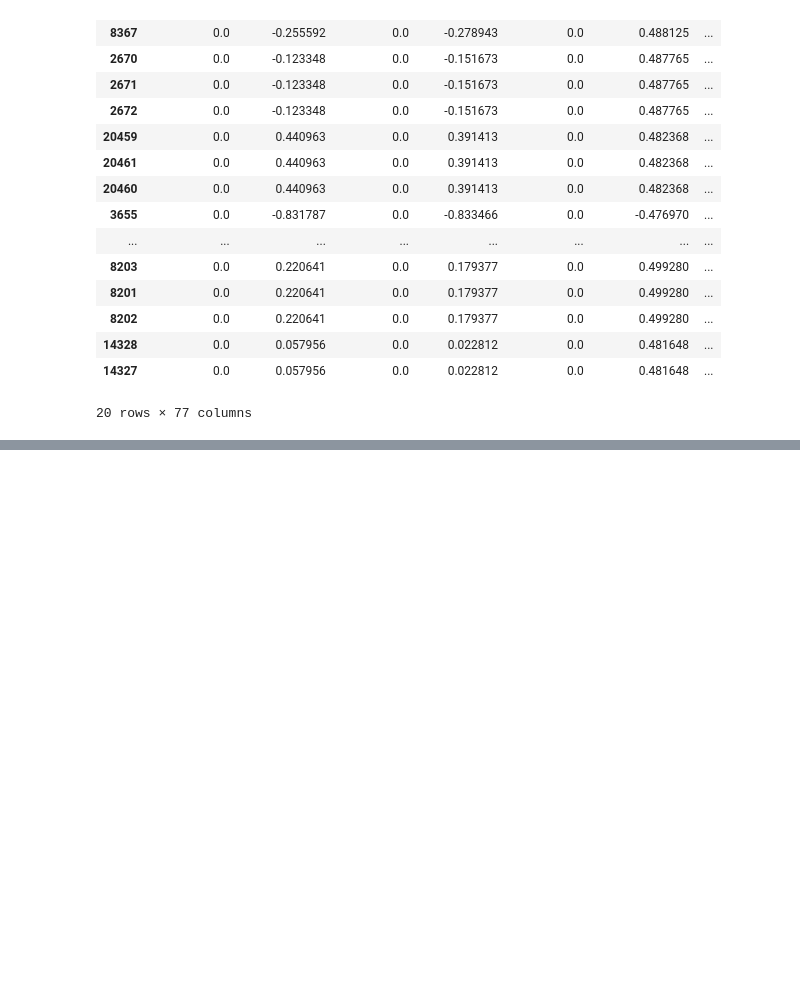
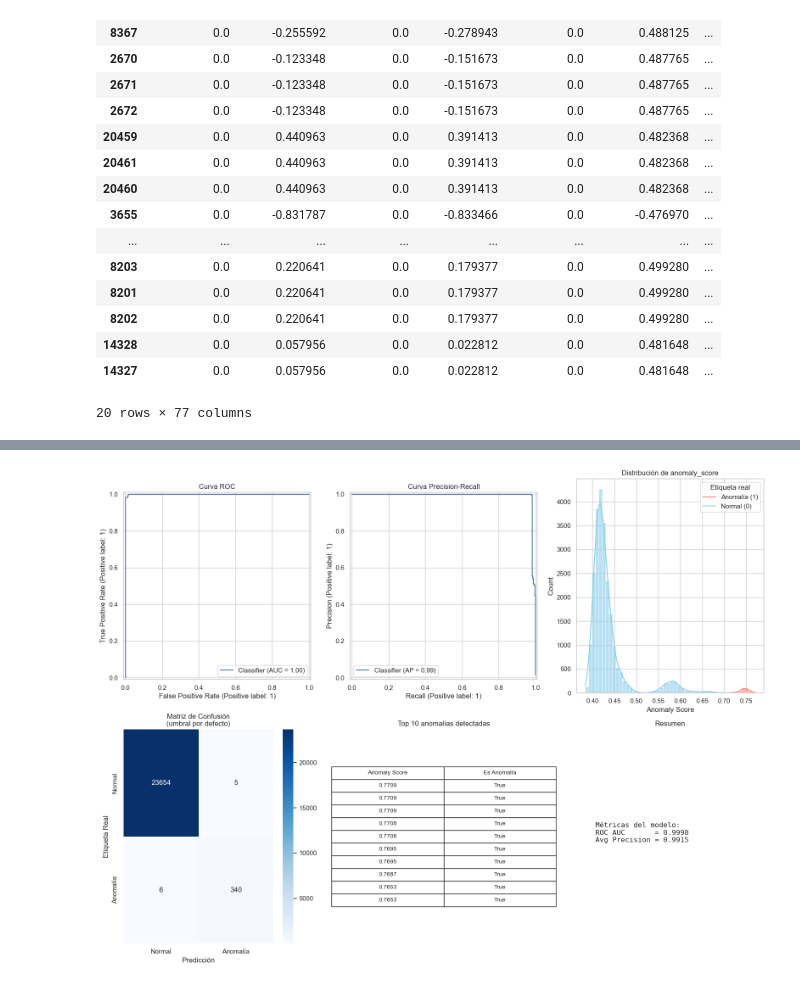
Before and after one commit to Grupo-MACC/ML_for_consul_poisoning, a Jupyter notebook: notebooks/03_modeling_isolation_forest.ipynb, the cells around one changed output, grey strips where cells are left out. Cells and saved outputs as stored; diff of their text form; code cells hidden in the pictures; blank space fills up the shorter version.

```diff
--- a/notebooks/03_modeling_isolation_forest.ipynb
+++ b/notebooks/03_modeling_isolation_forest.ipynb
@@ -83,3 +84,99 @@ df.sort_values('anomaly_score').head(20)
 | 14328 | 0.0 | 0.057956 | 0.0 | 0.022812 | 0.0 | 0.481648 | ... |
 | 14327 | 0.0 | 0.057956 | 0.0 | 0.022812 | 0.0 | 0.481648 | ... |
 20 rows × 77 columns
+# %%
+import matplotlib.pyplot as plt
+import seaborn as sns
+from sklearn.metrics import (
+    roc_auc_score,
+    average_precision_score,
+    RocCurveDisplay,
+    PrecisionRecallDisplay,
+    confusion_matrix
+)
+import numpy as np
+
+# Asegúrate de que 'y' esté alineado con df (misma longitud y orden)
+# y debe ser 0 = normal, 1 = anomalía
+
+# --- Métricas ---
+auc_roc = roc_auc_score(y, df['anomaly_score'])
+auc_pr = average_precision_score(y, df['anomaly_score'])
+print(f"ROC AUC: {auc_roc:.4f}")
+print(f"Average Precision (PR AUC): {auc_pr:.4f}")
+
+# --- Configuración de estilo ---
+sns.set(style="whitegrid")
+fig = plt.figure(figsize=(16, 12))
+
+# 1. Curva ROC
+ax1 = plt.subplot(2, 3, 1)
+RocCurveDisplay.from_predictions(y, df['anomaly_score'], ax=ax1)
+ax1.set_title('Curva ROC')
+
+# 2. Curva Precision-Recall
+ax2 = plt.subplot(2, 3, 2)
+PrecisionRecallDisplay.from_predictions(y, df['anomaly_score'], ax=ax2)
+ax2.set_title('Curva Precision-Recall')
+
+# 3. Distribución del anomaly_score por clase real
+ax3 = plt.subplot(2, 3, 3)
+sns.histplot(
+    x=df['anomaly_score'],
+    hue=y,
+    bins=50,
+    kde=True,
+    alpha=0.6,
+    palette=['skyblue', 'salmon'],
+    ax=ax3
+)
+ax3.set_title('Distribución de anomaly_score')
+ax3.set_xlabel('Anomaly Score')
+ax3.legend(title='Etiqueta real', labels=['Anomalía (1)','Normal (0)'])
+
+# 4. Matriz de confusión
+ax4 = plt.subplot(2, 3, 4)
+cm = confusion_matrix(y, df['anomaly_label'])
+sns.heatmap(
+    cm,
+    annot=True,
+    fmt='d',
+    cmap='Blues',
+    xticklabels=['Normal', 'Anomalía'],
+    yticklabels=['Normal', 'Anomalía'],
+    ax=ax4
+)
+ax4.set_title('Matriz de Confusión\n(umbral por defecto)')
+ax4.set_ylabel('Etiqueta Real')
+ax4.set_xlabel('Predicción')
+
+# 5. Top 10 anomalías (tabla simple como texto en gráfico)
+ax5 = plt.subplot(2, 3, 5)
+top10 = df.nlargest(10, 'anomaly_score')[['anomaly_score', 'anomaly_label']]
+ax5.axis('tight')
+ax5.axis('off')
+table = ax5.table(
+    cellText=top10.round(4).values,
+    colLabels=['Anomaly Score', 'Es Anomalía'],
+    cellLoc='center',
+    loc='center'
+)
+table.auto_set_font_size(False)
+table.set_fontsize(10)
+table.scale(1.2, 1.5)
+ax5.set_title('Top 10 anomalías detectadas')
+
+# 6. Estadísticas resumen (texto)
+ax6 = plt.subplot(2, 3, 6)
+ax6.axis('off')
+stats_text = f"""Métricas del modelo:
+ROC AUC       = {auc_roc:.4f}
+Avg Precision = {auc_pr:.4f}
+"""
+ax6.text(0.1, 0.5, stats_text, fontsize=12, verticalalignment='center', family='monospace')
+ax6.set_title('Resumen')
+
+# Ajustar layout y mostrar
+plt.tight_layout()
+plt.show()
+# %% [output]
@@ -85,0 +185 @@ df.sort_values('anomaly_score').head(20)
+[figure, added]
```
Also changed, not shown: parts of 3 cells of this notebook, 6 other files.
